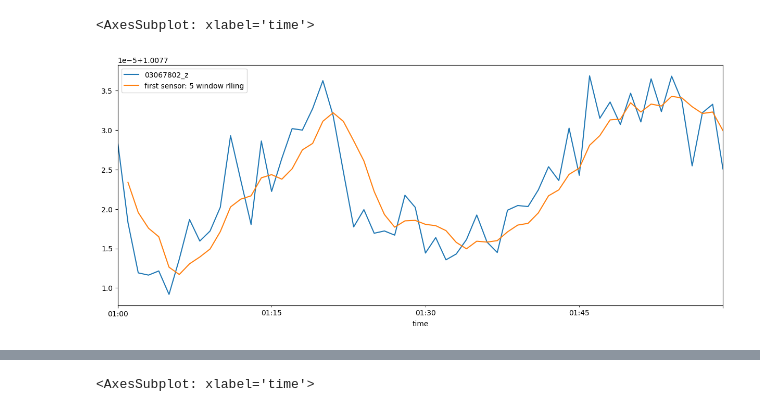
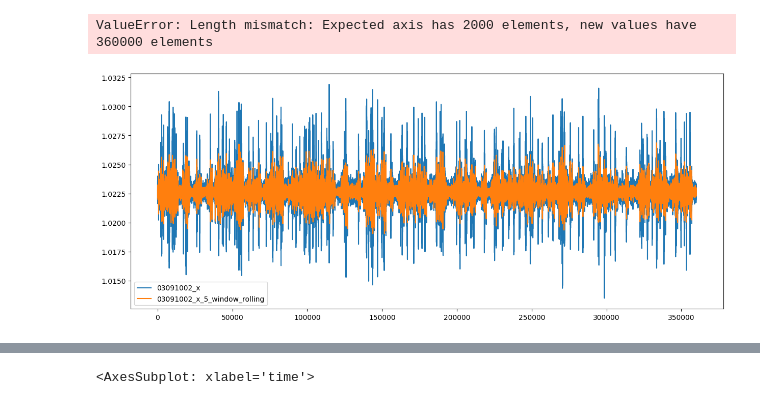
Before and after one commit to Thomas-Lohith/industry_time_series, a Jupyter notebook: understanding_data.ipynb, the cells around one changed output, grey strips where cells are left out. Saved outputs shown, nothing was run; the diff lists cells and outputs as text; code cells hidden in the pictures.

```diff
--- a/understanding_data.ipynb
+++ b/understanding_data.ipynb
@@ -61,3 +39,5 @@ df2['03067802_z'].plot(figsize=(15,5))
 # %%
 #simple movinng average with rolling window
-df2['first sensor: 5 window r0lling'] = df2['03067802_z'].rolling(window=5, min_periods=2).mean()
+df['03091002_x_5_window_rolling'] = df['03091002_x'].rolling(window=5, min_periods=2).mean()
+
+df[['time', '03091002_x', '03091002_x_5_window_rolling']].head(15)
@@ -64,8 +61,19 @@ df2['first sensor: 5 window r0lling'] = df2['03067802_z'].rolling(window=5, min_
-# %%
-df2[['03067802_z','first sensor: 5 window rlling']].plot(figsize=(15,6))
-# %% [output]
-<AxesSubplot: xlabel='time'>
-[figure, removed]
+# %%
+df_sensor = df[['time', '03091002_x','03091002_x_5_window_rolling']]
+df_sensor.plot(figsize=(15,6))
+df_sensor.head()
+
+
+fig = px.line(df_sensor[:2000], x="time", y=df_sensor['03091002_x'])
+fig.update_xaxes(minor=dict(ticks="inside", showgrid=True))
+# # # fig.update_xaxes(
+# #     dtick="M1",
+# #     tickformat="%b\n%Y",
+# #     ticklabelmode="period")
+fig.show()
+# %% [output]
+ValueError: Length mismatch: Expected axis has 2000 elements, new values have 360000 elements
+[figure, added]
 # %%
 #cummulative moving average (expanding)
 
```
Also changed, not shown: parts of 11 cells of this notebook, 5 other files.
